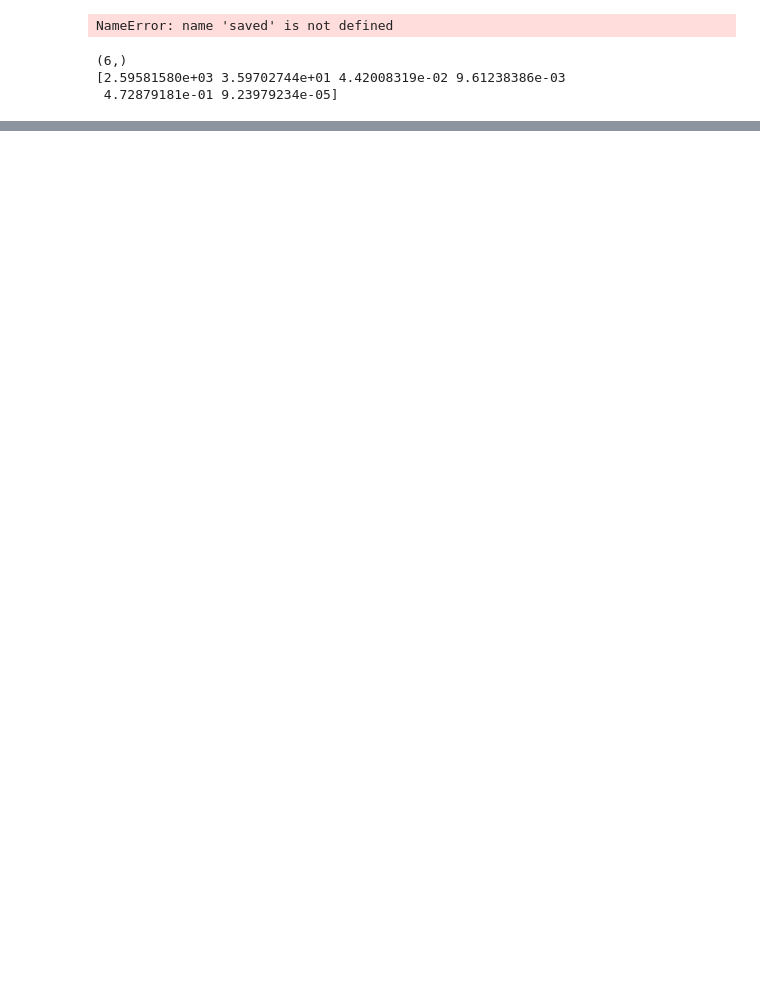
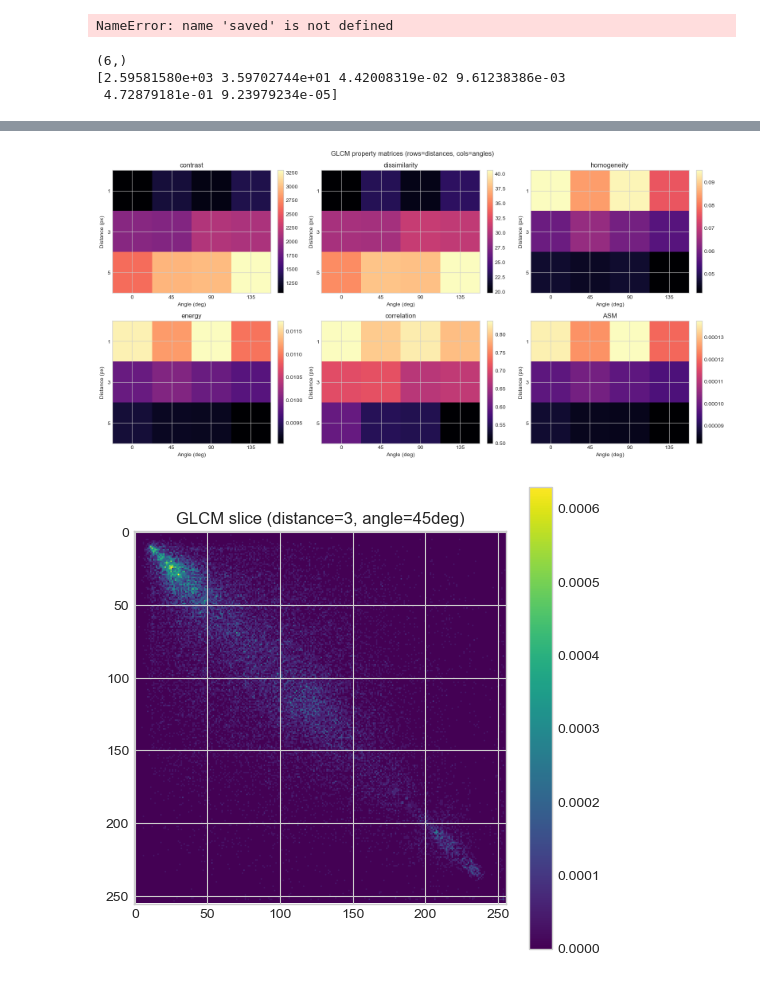
Before and after one commit to Eylam65/CompVis_LA08, a Jupyter notebook: main.ipynb, the cells around one changed output, grey strips where cells are left out. Drawn from its saved outputs; the diff is of its cells as text; code cells hidden in the pictures; blank space fills up the shorter version.

```diff
--- a/main.ipynb
+++ b/main.ipynb
@@ -730,0 +1030,46 @@ print(f)
+# %%
+# Visualize Haralick property heatmaps and an example GLCM slice
+import matplotlib.pyplot as plt
+
+# Ensure GLCM and props are already computed (from previous cell). If not, recompute:
+resized = cv2.resize(sample_img, (128,128))
+gray = cv2.cvtColor(resized, cv2.COLOR_BGR2GRAY)
+distances = [1, 3, 5]
+angles = [0, np.pi/4, np.pi/2, 3*np.pi/4]
+glcm = graycomatrix(gray, distances=distances, angles=angles, levels=256, symmetric=True, normed=True)
+props = ['contrast','dissimilarity','homogeneity','energy','correlation','ASM']
+
+# Compute prop matrices (shape: len(distances) x len(angles))
+prop_mats = {prop: graycoprops(glcm, prop) for prop in props}
+
+# Plot heatmaps for each property
+plt.figure(figsize=(16, 8))
+for i, prop in enumerate(props):
+    plt.subplot(2, 3, i+1)
+    mat = prop_mats[prop]
+    im = plt.imshow(mat, cmap='magma', aspect='auto')
+    plt.title(prop)
+    plt.xlabel('Angle (deg)')
+    plt.ylabel('Distance (px)')
+    plt.xticks(ticks=range(len(angles)), labels=[int(a*180/np.pi) for a in angles])
+    plt.yticks(ticks=range(len(distances)), labels=distances)
+    plt.colorbar(im, fraction=0.046, pad=0.04)
+plt.suptitle('GLCM property matrices (rows=distances, cols=angles)')
+plt.tight_layout()
+plt.show()
+
+# Show an example GLCM slice for distance=3, angle=45deg (if available)
+d_idx = 1  # index for distance=3
+a_idx = 1  # index for angle=45deg
+if glcm.shape[2] > d_idx and glcm.shape[3] > a_idx:
+    glcm_slice = glcm[:, :, d_idx, a_idx]
+    plt.figure(figsize=(6, 6))
+    plt.imshow(glcm_slice, cmap='viridis')
+    plt.title(f'GLCM slice (distance={distances[d_idx]}, angle={int(angles[a_idx]*180/np.pi)}deg)')
+    plt.colorbar()
+    plt.show()
+else:
+    print('Selected GLCM slice not available for the given indices.')
+# %% [output]
+[figure, added]
+[figure, added]
```
Also changed, not shown: parts of 13 cells of this notebook.
